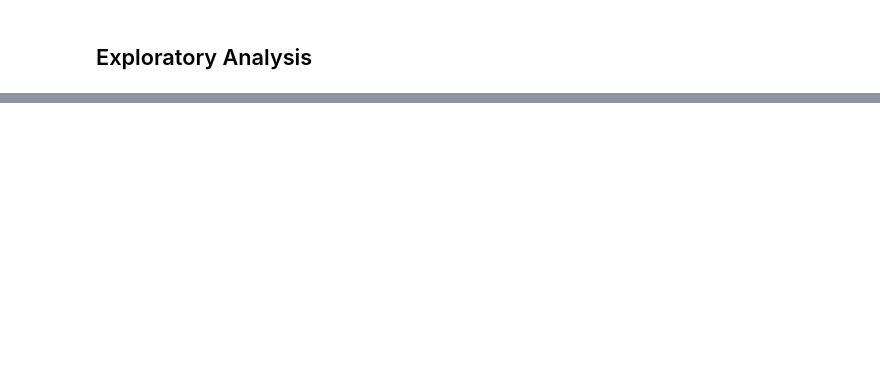
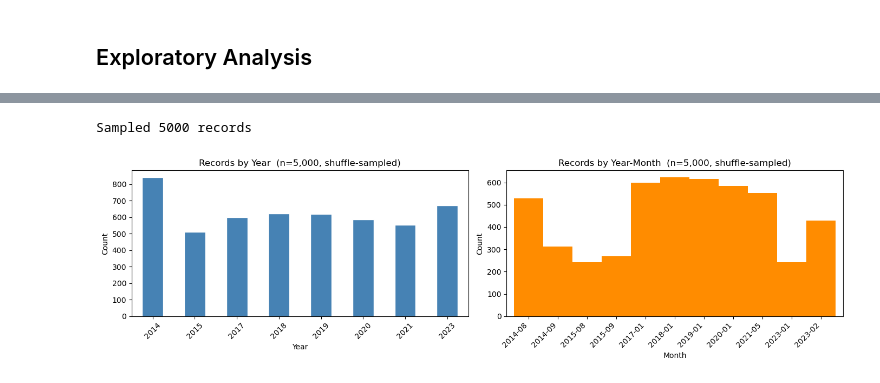
Before and after one commit to dexcrow00/ModelSlangStagnation, a Jupyter notebook: DatasetAnalysis/examine_fineweb.ipynb, the cells around one changed output, grey strips where cells are left out. Drawn from its saved outputs; the diff is of its cells as text; code cells hidden in the pictures; blank space fills up the shorter version.

```diff
--- a/DatasetAnalysis/examine_fineweb.ipynb
+++ b/DatasetAnalysis/examine_fineweb.ipynb
@@ -19,63 +33,57 @@ import random
 import pandas as pd
 import matplotlib.pyplot as plt
 
-# Randomly select shards so samples are spread across the full stream.
-# sample-10BT has ~500 shards; adjust TOTAL_SHARDS if using a different config.
-N_SHARDS_TO_SAMPLE = 50
-RECORDS_PER_SHARD  = 100
-TOTAL_SHARDS       = 500
-SEED               = 42
+# .shard() does not exist on IterableDataset. Use shuffle+take instead:
+# one pass through the stream, works regardless of the underlying file count.
+TOTAL_SAMPLE = 5_000
+BUFFER_SIZE  = 10_000
+SEED         = 42
 
-random.seed(SEED)
-shard_indices = sorted(random.sample(range(TOTAL_SHARDS), N_SHARDS_TO_SAMPLE))
+shuffled_ds = fw["train"].shuffle(buffer_size=BUFFER_SIZE, seed=SEED)
 
 timestamps = []
-for shard_idx in shard_indices:
-    shard_ds = fw["train"].shard(num_shards=TOTAL_SHARDS, index=shard_idx)
-    count = 0
-    for record in shard_ds:
-        if count >= RECORDS_PER_SHARD:
-            break
-        ts = record.get("date")
-        if ts:
-            timestamps.append(ts)
-            count += 1
-    print(f"  Shard {shard_idx:4d}: {count} records  (running total: {len(timestamps)})")
+for record in shuffled_ds.take(TOTAL_SAMPLE):
+    ts = record.get("date")
+    if ts:
+        timestamps.append(ts)
 
-print(f"\nSampled {len(timestamps)} records across {N_SHARDS_TO_SAMPLE} shards")
+print(f"Sampled {len(timestamps)} records")
 
 # Parse timestamps (ISO format)
 dates = pd.to_datetime(timestamps, utc=True)
 s = pd.Series(dates)
 by_year = s.dt.year.value_counts().sort_index()
 by_ym   = s.dt.to_period("M").value_counts().sort_index()
 
 # Plot
 fig, axes = plt.subplots(1, 2, figsize=(14, 4))
 
 by_year.plot(kind="bar", ax=axes[0], color="steelblue", edgecolor="white")
-axes[0].set_title(f"Records by Year  (n={len(timestamps):,}, {N_SHARDS_TO_SAMPLE} random shards)")
+axes[0].set_title(f"Records by Year  (n={len(timestamps):,}, shuffle-sampled)")
 axes[0].set_xlabel("Year")
 axes[0].set_ylabel("Count")
 axes[0].tick_params(axis="x", rotation=45)
 
 by_ym_ts = by_ym.copy()
 by_ym_ts.index = by_ym_ts.index.to_timestamp()
 by_ym_ts.plot(kind="bar", ax=axes[1], color="darkorange", edgecolor="none", width=1.0)
-axes[1].set_title(f"Records by Year-Month  (n={len(timestamps):,}, {N_SHARDS_TO_SAMPLE} random shards)")
+axes[1].set_title(f"Records by Year-Month  (n={len(timestamps):,}, shuffle-sampled)")
 axes[1].set_xlabel("Month")
 axes[1].set_ylabel("Count")
 n_ticks = len(by_ym_ts)
 step = max(1, n_ticks // 12)
 axes[1].set_xticks(range(0, n_ticks, step))
 axes[1].set_xticklabels(
     [f"{by_ym_ts.index[i].year}-{str(by_ym_ts.index[i].month).zfill(2)}"
      for i in range(0, n_ticks, step)],
     rotation=45, ha="right"
 )
 
 plt.tight_layout()
 plt.show()
+# %% [output]
+Sampled 5000 records
+[figure, added]
 # %%
 # Date range and distribution stats
 print("=== Date Range ===")
```
Also changed, not shown: parts of 2 cells of this notebook, 3 other files.
